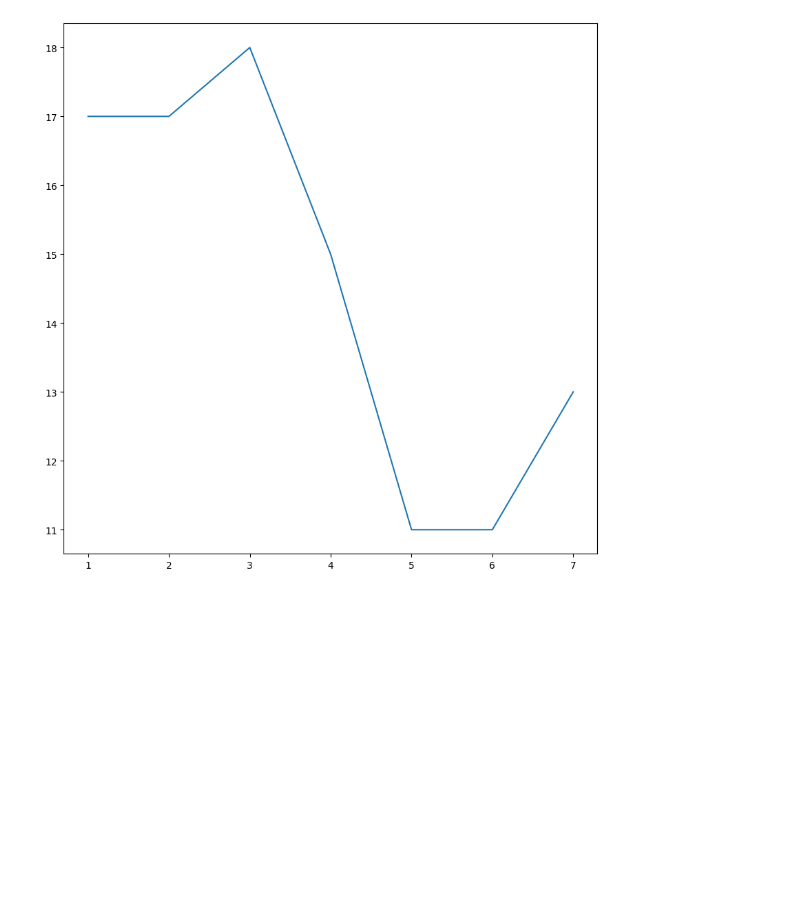
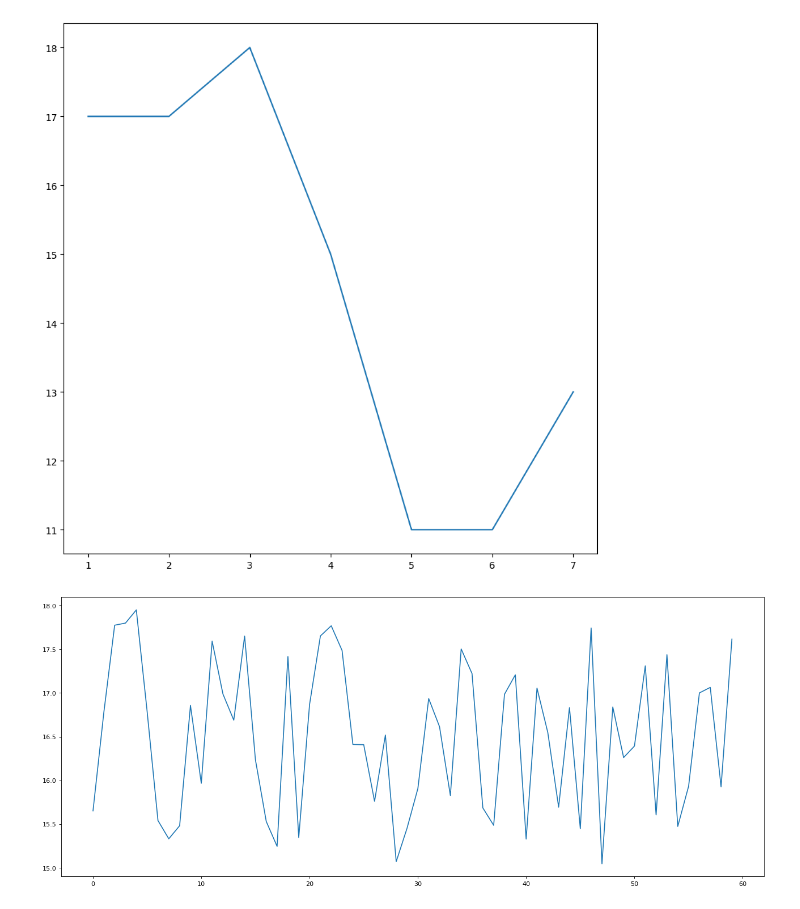
Before and after one commit to AmazingYe-oss/DataScience-Learning-Kit, a Jupyter notebook: code/matplotlib_examples.ipynb, the cells around one changed output. Drawn from its saved outputs; the diff is of its cells as text; code cells hidden in the pictures; blank space fills up the shorter version.

```diff
--- a/code/matplotlib_examples.ipynb
+++ b/code/matplotlib_examples.ipynb
@@ -11,3 +11,23 @@ plt.plot([1, 2, 3, 4, 5, 6 ,7], [17,17,18,15,11,11,13])
 plt.show()
 # %% [output]
 [figure]
+# %%
+import matplotlib.pyplot as plt
+import random
+
+# 画出温度变化图
+
+# 0.准备x, y坐标的数据
+x = range(60)
+y_shanghai = [random.uniform(15, 18) for i in x]
+
+# 1.创建画布
+plt.figure(figsize=(20, 8), dpi=80)
+
+# 2.绘制折线图
+plt.plot(x, y_shanghai)
+
+# 3.显示图像
+plt.show()
+# %% [output]
+[figure, added]
```
Also changed, not shown: parts of 4 cells of this notebook, 6 other files.
